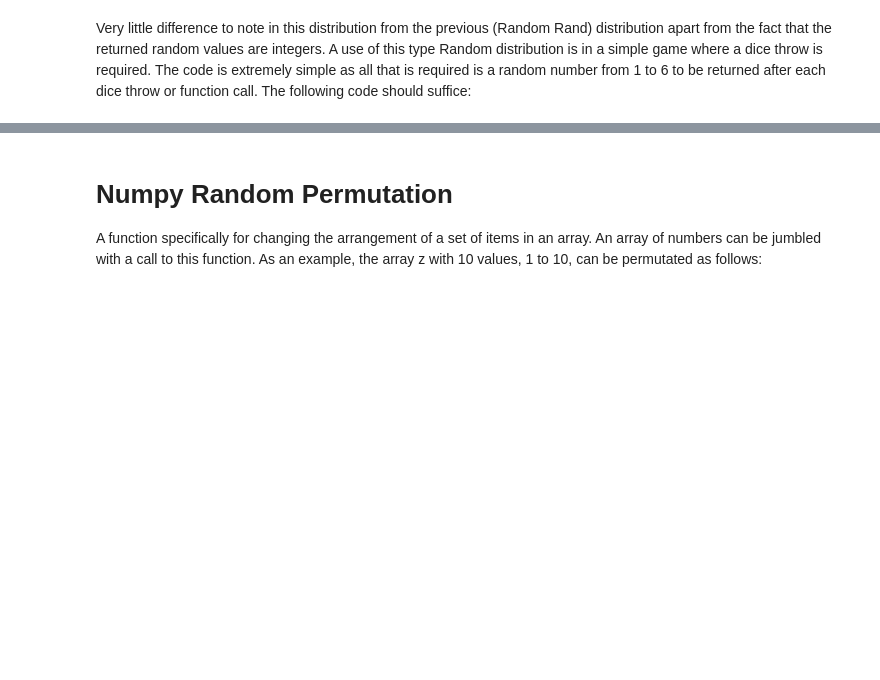
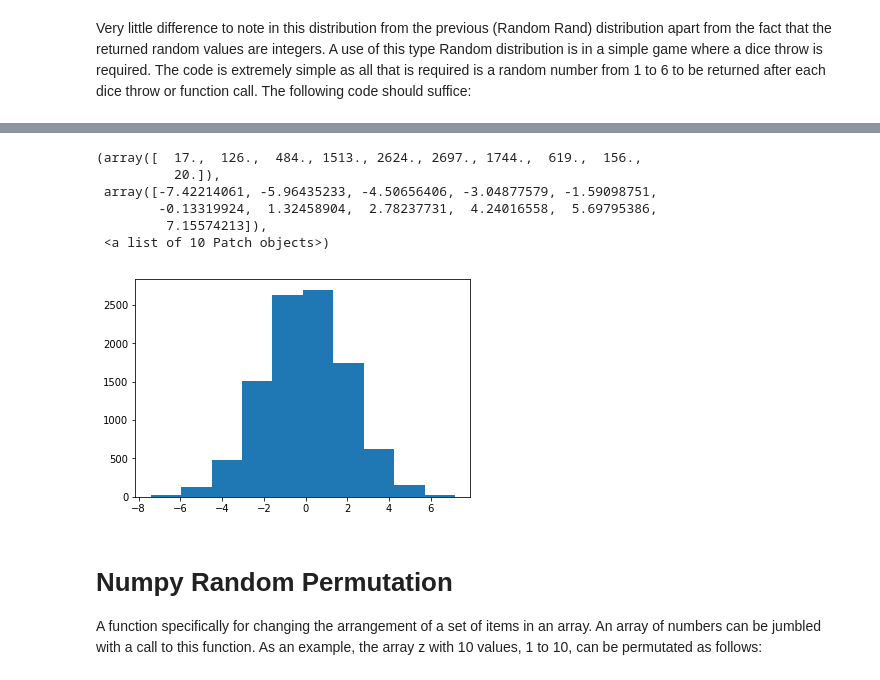
Before and after one commit to taking1fortheteam/Numpy-random, a Jupyter notebook: Numpy-random.ipynb, the cells around one changed output, grey strips where cells are left out. Cells and saved outputs as stored; diff of their text form; code cells hidden in the pictures; blank space fills up the shorter version.

```diff
--- a/Numpy-random.ipynb
+++ b/Numpy-random.ipynb
@@ -115,3 +142,14 @@ array([4])
+# %%
+x = np.random.normal(loc=0, scale= 2, size=10000)
+plt.hist(x)
+# %% [output]
+(array([  17.,  126.,  484., 1513., 2624., 2697., 1744.,  619.,  156.,
+          20.]),
+ array([-7.42214061, -5.96435233, -4.50656406, -3.04877579, -1.59098751,
+        -0.13319924,  1.32458904,  2.78237731,  4.24016558,  5.69795386,
+         7.15574213]),
+ <a list of 10 Patch objects>)
+[figure, added]
 # %% [markdown]
 # Numpy Random Permutation
 A function specifically for changing the arrangement of a set of items in an array.
```
Also changed, not shown: parts of 14 cells of this notebook.
